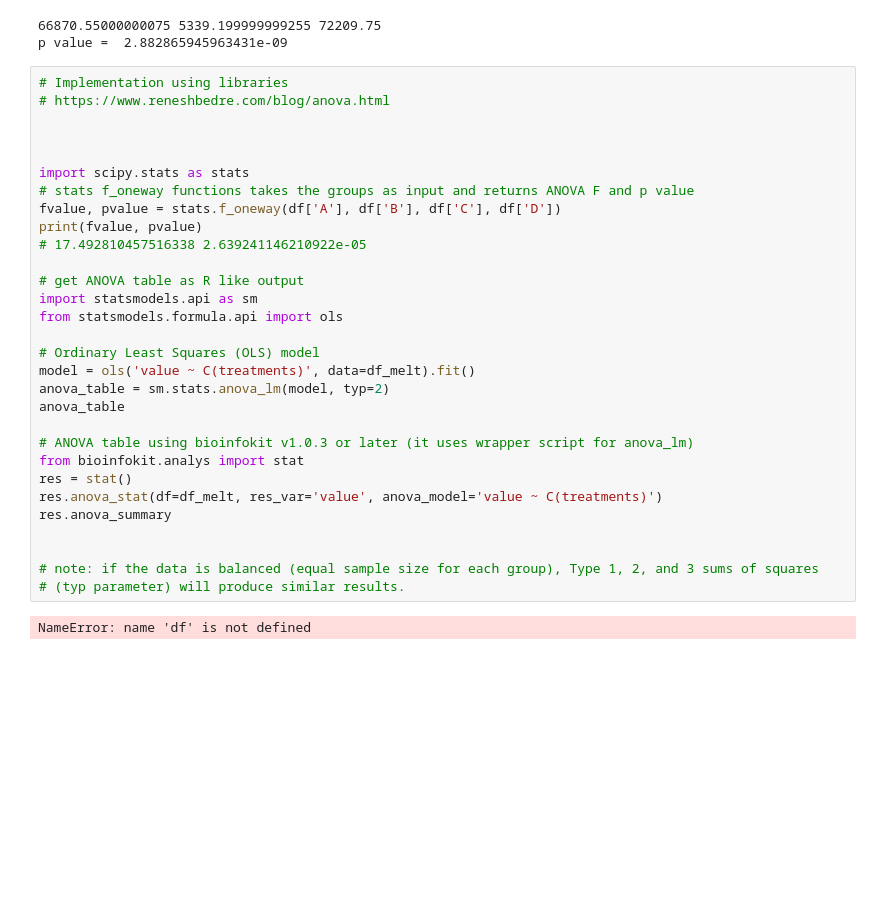
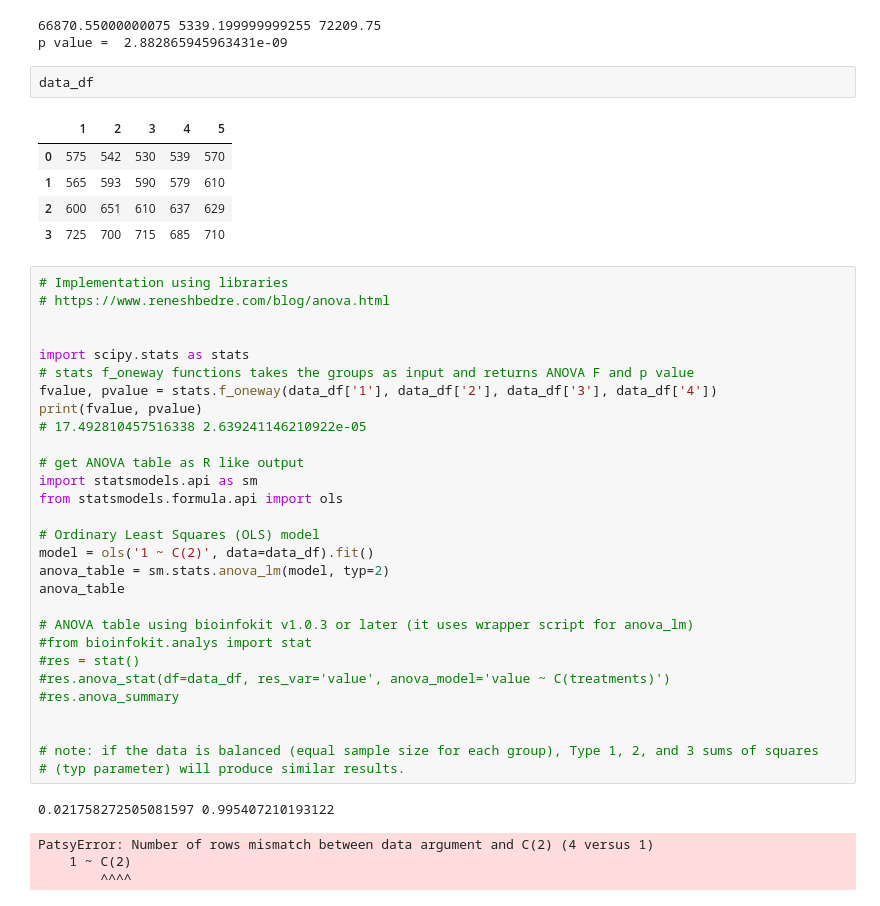
Before and after one commit to andrejkk/UPK, a Jupyter notebook: AKosir_UPK_Lec08_ExperimentalDesignAndImpl_SLO.ipynb, the cells around one changed output. Saved outputs shown, nothing was run; the diff lists cells and outputs as text; blank space fills up the shorter version.

```diff
--- a/AKosir_UPK_Lec08_ExperimentalDesignAndImpl_SLO.ipynb
+++ b/AKosir_UPK_Lec08_ExperimentalDesignAndImpl_SLO.ipynb
@@ -865,15 +865,22 @@ print ('p value = ', pVal)
 # %% [output]
 66870.55000000075 5339.199999999255 72209.75
 p value =  2.882865945963431e-09
+# %%
+data_df
+# %% [output]
+|  | 1 | 2 | 3 | 4 | 5 |
+| 0 | 575 | 542 | 530 | 539 | 570 |
+| 1 | 565 | 593 | 590 | 579 | 610 |
+| 2 | 600 | 651 | 610 | 637 | 629 |
+| 3 | 725 | 700 | 715 | 685 | 710 |
 # %%
 # Implementation using libraries
 # https://www.reneshbedre.com/blog/anova.html
 
 
-
 import scipy.stats as stats
 # stats f_oneway functions takes the groups as input and returns ANOVA F and p value
-fvalue, pvalue = stats.f_oneway(df['A'], df['B'], df['C'], df['D'])
+fvalue, pvalue = stats.f_oneway(data_df['1'], data_df['2'], data_df['3'], data_df['4'])
 print(fvalue, pvalue)
 # 17.492810457516338 2.639241146210922e-05
 
@@ -882,21 +889,24 @@ import statsmodels.api as sm
 from statsmodels.formula.api import ols
 
 # Ordinary Least Squares (OLS) model
-model = ols('value ~ C(treatments)', data=df_melt).fit()
+model = ols('1 ~ C(2)', data=data_df).fit()
 anova_table = sm.stats.anova_lm(model, typ=2)
 anova_table
 
 # ANOVA table using bioinfokit v1.0.3 or later (it uses wrapper script for anova_lm)
-from bioinfokit.analys import stat
-res = stat()
-res.anova_stat(df=df_melt, res_var='value', anova_model='value ~ C(treatments)')
-res.anova_summary
+#from bioinfokit.analys import stat
+#res = stat()
+#res.anova_stat(df=data_df, res_var='value', anova_model='value ~ C(treatments)')
+#res.anova_summary
 
 
 # note: if the data is balanced (equal sample size for each group), Type 1, 2, and 3 sums of squares
 # (typ parameter) will produce similar results.
 # %% [output]
-NameError: name 'df' is not defined
+0.021758272505081597 0.995407210193122
+PatsyError: Number of rows mismatch between data argument and C(2) (4 versus 1)
+    1 ~ C(2)
+        ^^^^
 # %% [markdown]
 <div style="display:flex;font-weight:bold;font-size:0.9em;">
 <div style="flex:1;width:50%;"> 8. Načrtovanje in izvedba uporabniških poskusov </div>
```
Also changed, not shown: parts of 1 cell of this notebook, 2 other files.
